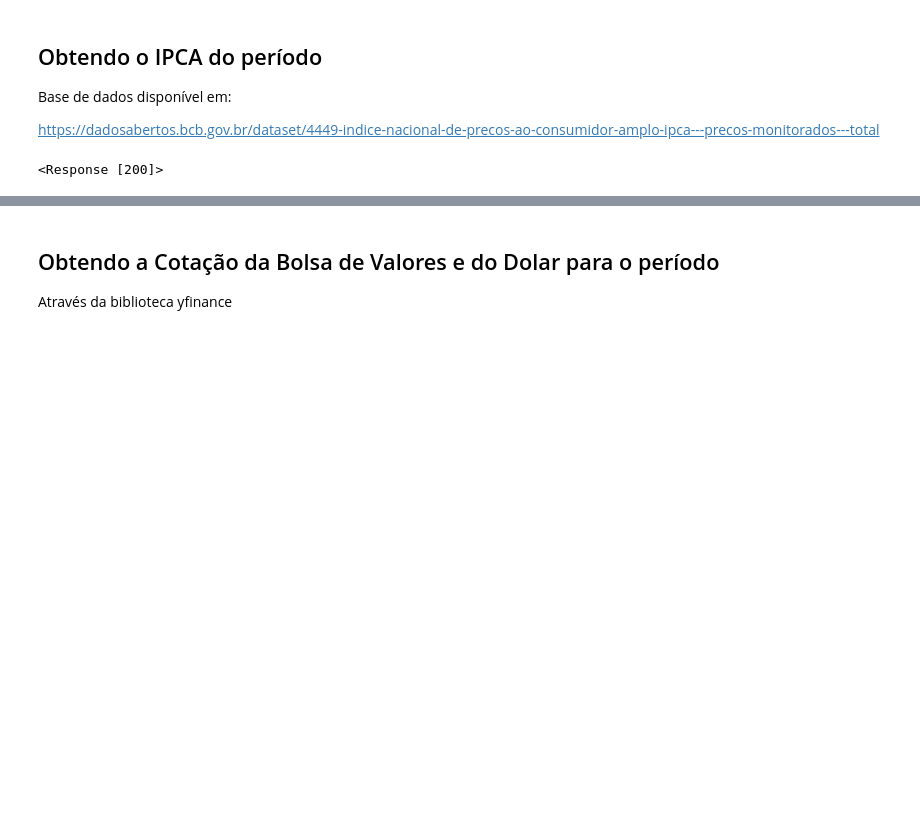
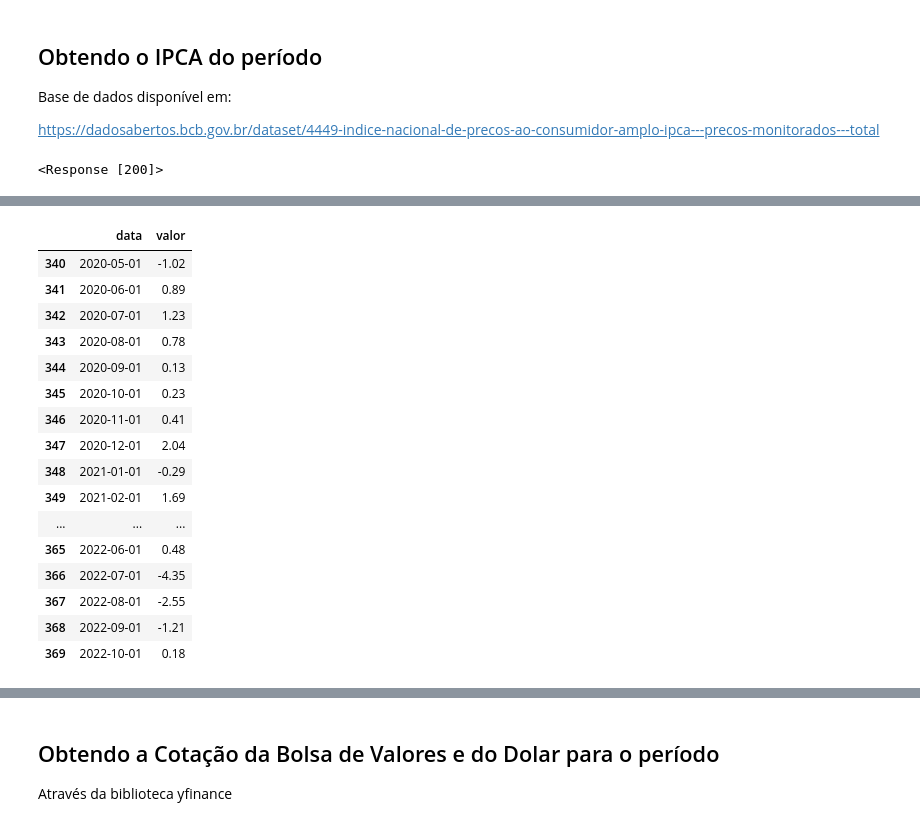
Before and after one commit to til021/divtech_covid_analysis, a Jupyter notebook: covid.ipynb, the cells around one changed output, grey strips where cells are left out. Cells and saved outputs as stored; diff of their text form; code cells hidden in the pictures; blank space fills up the shorter version.

```diff
--- a/covid.ipynb
+++ b/covid.ipynb
@@ -149,3 +222,23 @@ ipca_df["valor"] = ipca_df["valor"].astype(float)
 # %%
 # Separando um dataframe para analizar o IPCA entre 2020 e os dias atuais:
 ipca = ipca_df.loc[ipca_df["data"]>"2020-04-01"]
+# %%
+ipca
+# %% [output]
+|  | data | valor |
+| 340 | 2020-05-01 | -1.02 |
+| 341 | 2020-06-01 | 0.89 |
+| 342 | 2020-07-01 | 1.23 |
+| 343 | 2020-08-01 | 0.78 |
+| 344 | 2020-09-01 | 0.13 |
+| 345 | 2020-10-01 | 0.23 |
+| 346 | 2020-11-01 | 0.41 |
+| 347 | 2020-12-01 | 2.04 |
+| 348 | 2021-01-01 | -0.29 |
+| 349 | 2021-02-01 | 1.69 |
+| ... | ... | ... |
+| 365 | 2022-06-01 | 0.48 |
+| 366 | 2022-07-01 | -4.35 |
+| 367 | 2022-08-01 | -2.55 |
+| 368 | 2022-09-01 | -1.21 |
+| 369 | 2022-10-01 | 0.18 |
```
Also changed, not shown: parts of 13 cells of this notebook.
